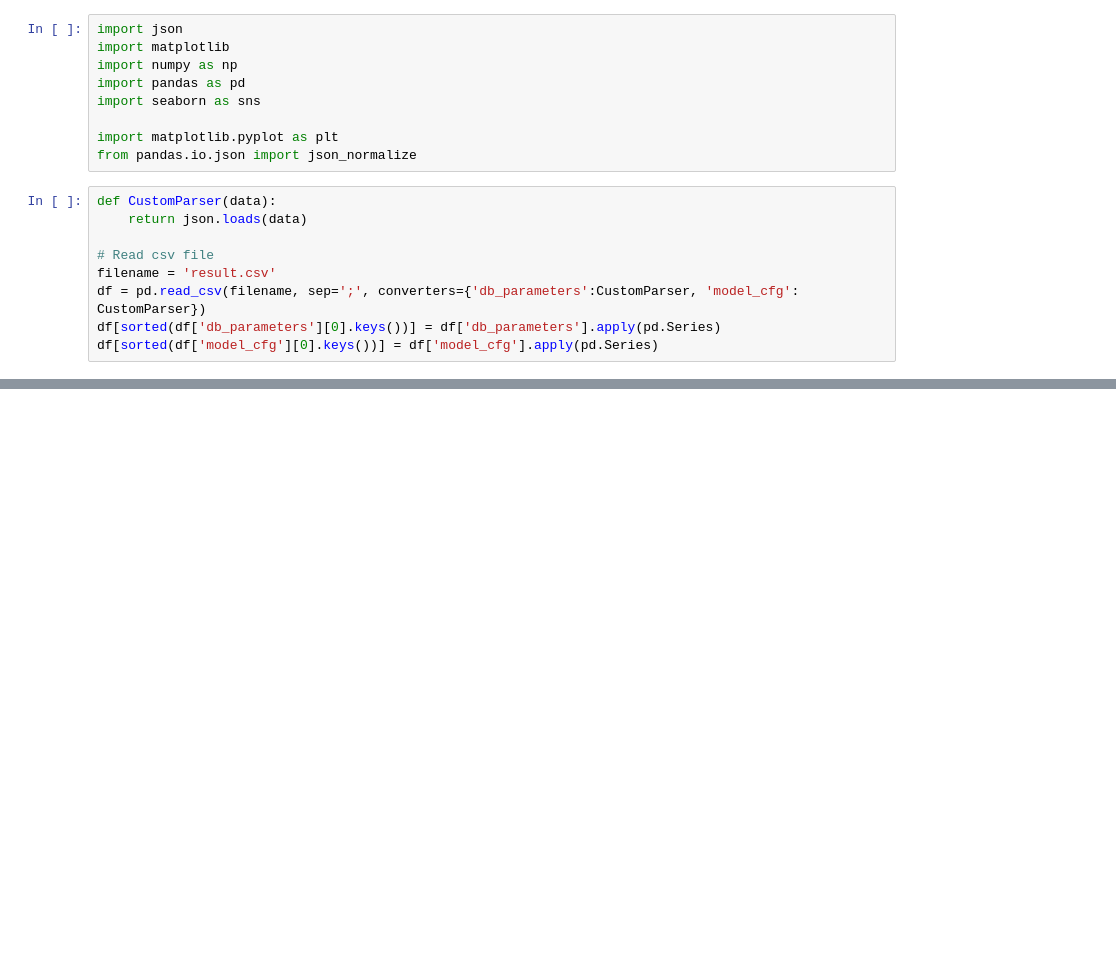
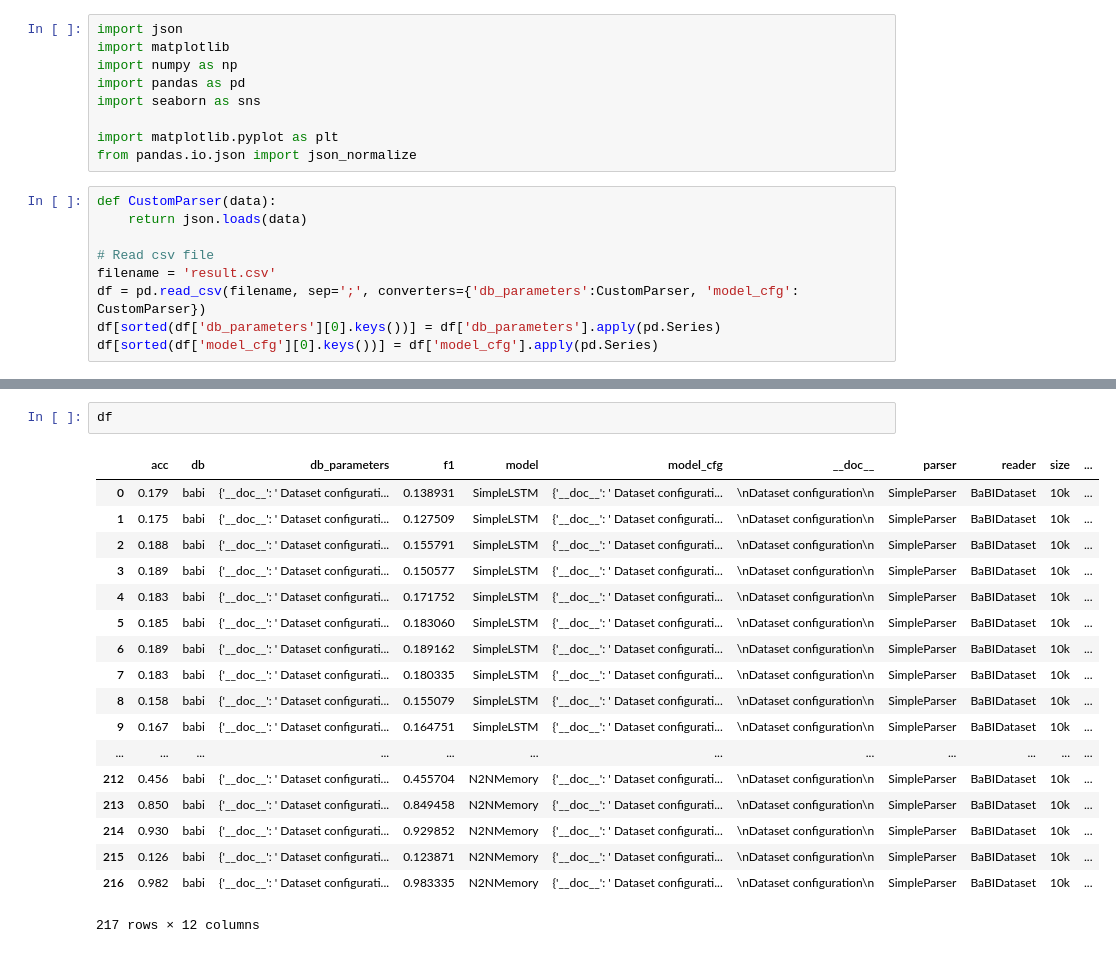
Before and after one commit to gcouti/pypagAI, a Jupyter notebook: analysis/babi-baseline-results.ipynb, the cells around one changed output, grey strips where cells are left out. Cells and saved outputs as stored; diff of their text form; blank space fills up the shorter version.

```diff
--- a/analysis/babi-baseline-results.ipynb
+++ b/analysis/babi-baseline-results.ipynb
@@ -21,2 +67,23 @@ df[sorted(df['model_cfg'][0].keys())] = df['model_cfg'].apply(pd.Series)
+# %%
+df
+# %% [output]
+|  | acc | db | db_parameters | f1 | model | model_cfg | __doc__ | parser | reader | size | ... |
+| 0 | 0.179 | babi | {'__doc__': ' Dataset configurati... | 0.138931 | SimpleLSTM | {'__doc__': ' Dataset configurati... | \nDataset configuration\n | SimpleParser | BaBIDataset | 10k | ... |
+| 1 | 0.175 | babi | {'__doc__': ' Dataset configurati... | 0.127509 | SimpleLSTM | {'__doc__': ' Dataset configurati... | \nDataset configuration\n | SimpleParser | BaBIDataset | 10k | ... |
+| 2 | 0.188 | babi | {'__doc__': ' Dataset configurati... | 0.155791 | SimpleLSTM | {'__doc__': ' Dataset configurati... | \nDataset configuration\n | SimpleParser | BaBIDataset | 10k | ... |
+| 3 | 0.189 | babi | {'__doc__': ' Dataset configurati... | 0.150577 | SimpleLSTM | {'__doc__': ' Dataset configurati... | \nDataset configuration\n | SimpleParser | BaBIDataset | 10k | ... |
+| 4 | 0.183 | babi | {'__doc__': ' Dataset configurati... | 0.171752 | SimpleLSTM | {'__doc__': ' Dataset configurati... | \nDataset configuration\n | SimpleParser | BaBIDataset | 10k | ... |
+| 5 | 0.185 | babi | {'__doc__': ' Dataset configurati... | 0.183060 | SimpleLSTM | {'__doc__': ' Dataset configurati... | \nDataset configuration\n | SimpleParser | BaBIDataset | 10k | ... |
+| 6 | 0.189 | babi | {'__doc__': ' Dataset configurati... | 0.189162 | SimpleLSTM | {'__doc__': ' Dataset configurati... | \nDataset configuration\n | SimpleParser | BaBIDataset | 10k | ... |
+| 7 | 0.183 | babi | {'__doc__': ' Dataset configurati... | 0.180335 | SimpleLSTM | {'__doc__': ' Dataset configurati... | \nDataset configuration\n | SimpleParser | BaBIDataset | 10k | ... |
+| 8 | 0.158 | babi | {'__doc__': ' Dataset configurati... | 0.155079 | SimpleLSTM | {'__doc__': ' Dataset configurati... | \nDataset configuration\n | SimpleParser | BaBIDataset | 10k | ... |
+| 9 | 0.167 | babi | {'__doc__': ' Dataset configurati... | 0.164751 | SimpleLSTM | {'__doc__': ' Dataset configurati... | \nDataset configuration\n | SimpleParser | BaBIDataset | 10k | ... |
+| ... | ... | ... | ... | ... | ... | ... | ... | ... | ... | ... | ... |
+| 212 | 0.456 | babi | {'__doc__': ' Dataset configurati... | 0.455704 | N2NMemory | {'__doc__': ' Dataset configurati... | \nDataset configuration\n | SimpleParser | BaBIDataset | 10k | ... |
+| 213 | 0.850 | babi | {'__doc__': ' Dataset configurati... | 0.849458 | N2NMemory | {'__doc__': ' Dataset configurati... | \nDataset configuration\n | SimpleParser | BaBIDataset | 10k | ... |
+| 214 | 0.930 | babi | {'__doc__': ' Dataset configurati... | 0.929852 | N2NMemory | {'__doc__': ' Dataset configurati... | \nDataset configuration\n | SimpleParser | BaBIDataset | 10k | ... |
+| 215 | 0.126 | babi | {'__doc__': ' Dataset configurati... | 0.123871 | N2NMemory | {'__doc__': ' Dataset configurati... | \nDataset configuration\n | SimpleParser | BaBIDataset | 10k | ... |
+| 216 | 0.982 | babi | {'__doc__': ' Dataset configurati... | 0.983335 | N2NMemory | {'__doc__': ' Dataset configurati... | \nDataset configuration\n | SimpleParser | BaBIDataset | 10k | ... |
+217 rows × 12 columns
 # %%
 # Show best result of each model for each babi task
```
Also changed, not shown: parts of 2 cells of this notebook, 3 other files.
